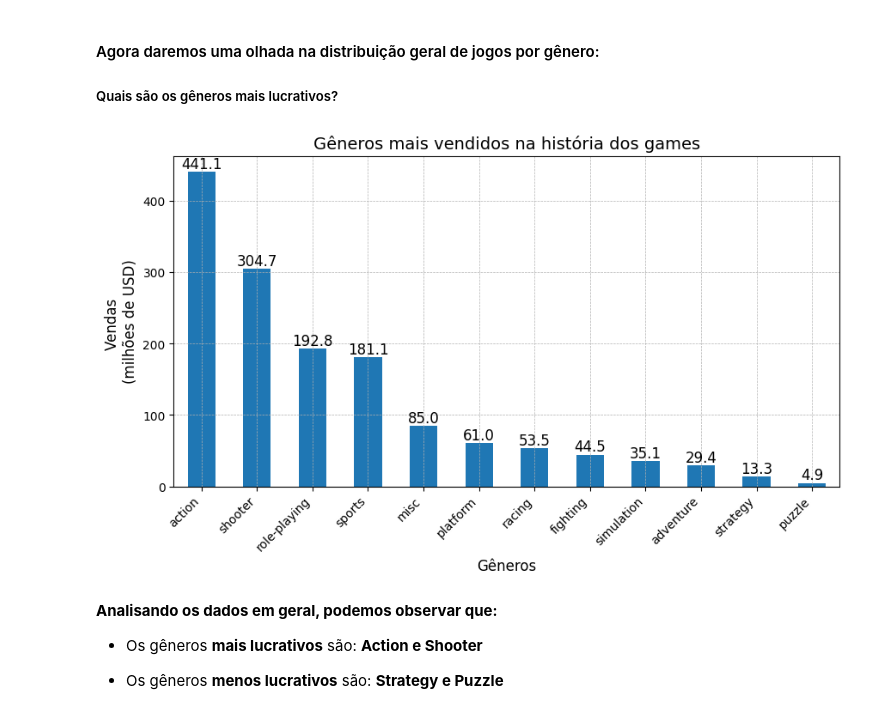
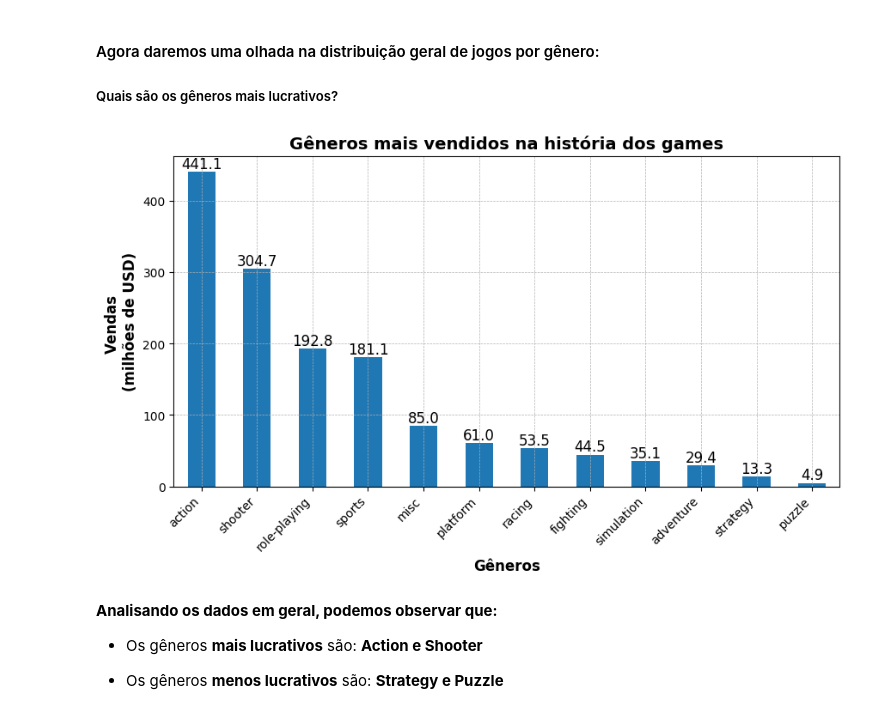
Before and after one commit to Rosental14/Ice_store, a Jupyter notebook: projeto_ice_store.ipynb, the cells around one changed output. Cells and saved outputs as stored; diff of their text form; code cells hidden in the pictures.

```diff
--- a/projeto_ice_store.ipynb
+++ b/projeto_ice_store.ipynb
@@ -1177,27 +1165,27 @@ A correlação entre as revisões de usuários e as vendas dos mesmos jogos em o
 # %%
 # Agrupando os dados do DF principal por gêneros e retornando a soma das vendas totais em ordem crescente
 lucrative_genres = df_games_recently.groupby('genre', observed=False)['total_sales'].sum().sort_values(ascending=False)
 
 # plotando um gráfico de barras para exibir os gêneros mais rentáveis
 lucrative_genres.plot(kind= 'bar',
                       figsize=[10, 5])
 
 
 # Adicionando rótulos de valor em cada barra
 for index, value in enumerate(lucrative_genres.values):
     plt.text(index, value, f'{value:.1f}', ha='center', va='bottom', fontsize=12, color='black')
 
 # Melhorando a exibição do gráfico
-plt.title('Gêneros mais vendidos na história dos games', fontsize=14)
-plt.xlabel('Gêneros', fontsize=12)
-plt.ylabel('Vendas \n(milhões de USD)', fontsize=12)
+plt.title('Gêneros mais vendidos na história dos games', fontsize=14, weight='bold')
+plt.xlabel('Gêneros', fontsize=12, weight='bold')
+plt.ylabel('Vendas \n(milhões de USD)', fontsize=12, weight='bold')
 plt.xticks(rotation=45, ha='right', fontsize=10)
 plt.yticks(fontsize=10)
 plt.grid(True, which='both', linestyle='--', linewidth=0.5)
 
 plt.show()
 # %% [output]
-[figure, old version]
+[figure, new version]
 # %% [markdown]
 **Analisando os dados em geral, podemos observar que:**
 
```
Also changed, not shown: parts of 20 cells of this notebook.
